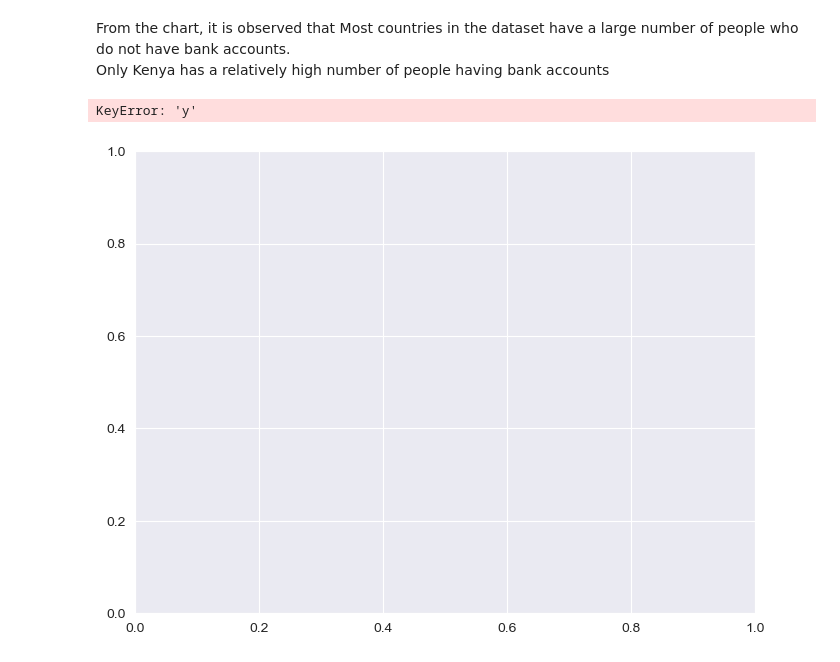
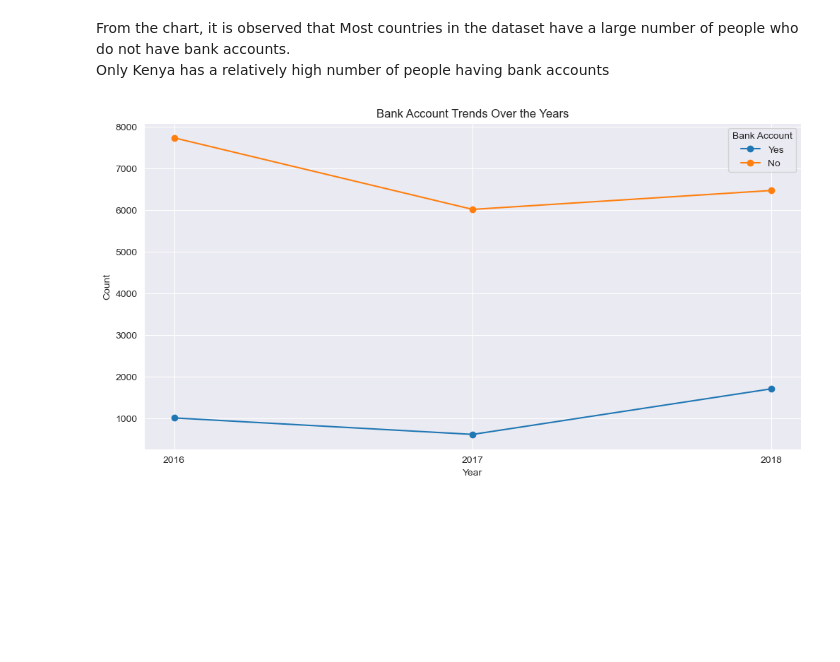
Before and after one commit to Jefest1/financial_inclusion, a Jupyter notebook: fin_inc.ipynb, the cells around one changed output. Drawn from its saved outputs; the diff is of its cells as text; code cells hidden in the pictures; blank space fills up the shorter version.

```diff
--- a/fin_inc.ipynb
+++ b/fin_inc.ipynb
@@ -274,15 +274,23 @@ plt.show()
 [figure]
 # %% [markdown]
 From the chart, it is observed that Most countries in the dataset have a large number of people who do not have bank accounts. <br> Only Kenya has a relatively high number of people having bank accounts
-# %%
-# Draw a line chart for bank_account trends over the years
-plt.figure(figsize=(8, 6))
-sns.lineplot(x='year', y=None, hue='bank_account', data=fin_data_df, estimator='count', ci=None)
-plt.title('Bank Account Trends Over the Years')
-plt.xlabel('Year')
-plt.ylabel('Count')
-plt.legend(title='Bank Account', labels=['No', 'Yes'])
-plt.show()
-# %% [output]
-KeyError: 'y'
-[figure, removed]
+# %%
+# Draw a line chart for bank_account trends over the years
+# Create a pivot table to count occurrences of 'Yes' and 'No' for each year
+fin_data_df['year'] = fin_data_df['year'].astype('str')
+bank_account_trends = fin_data_df.pivot_table(index='year', columns='bank_account', aggfunc='size', fill_value=0)
+
+# Plot a line chart
+plt.figure(figsize=(12, 6))
+plt.plot(bank_account_trends.index, bank_account_trends['Yes'], label='Yes', marker='o')
+plt.plot(bank_account_trends.index, bank_account_trends['No'], label='No', marker='o')
+
+# Set labels and title
+plt.xlabel('Year')
+plt.ylabel('Count')
+plt.title('Bank Account Trends Over the Years')
+plt.legend(title='Bank Account')
+plt.grid(True)
+plt.show()
+# %% [output]
+[figure, added]
```
Also changed, not shown: parts of 7 cells of this notebook.
